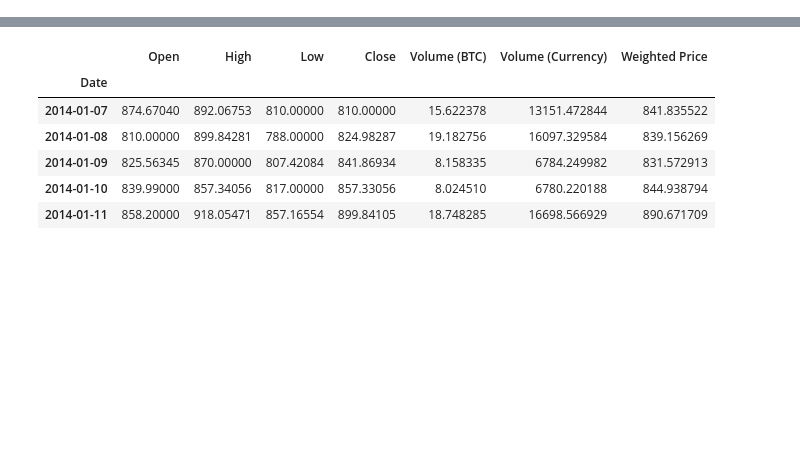
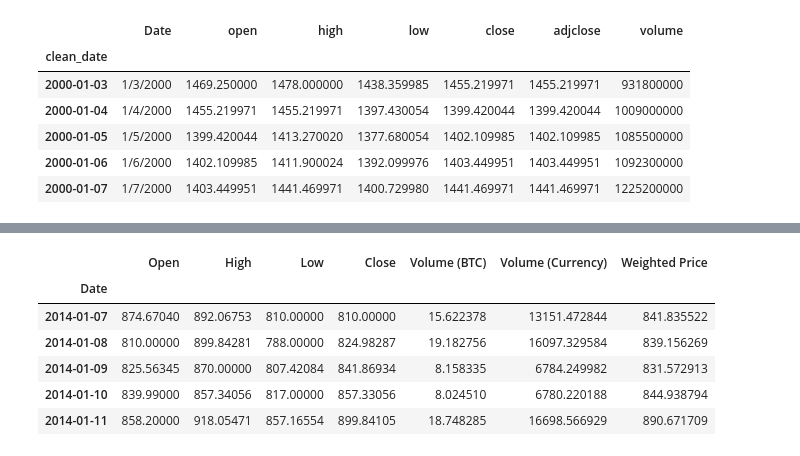
Before and after one commit to kundami/bitcoin_data_analaysis, a Jupyter notebook: Bitcoin-Analysis.ipynb, the cells around one changed output, grey strips where cells are left out. Drawn from its saved outputs; the diff is of its cells as text; code cells hidden in the pictures; blank space fills up the shorter version.

```diff
--- a/Bitcoin-Analysis.ipynb
+++ b/Bitcoin-Analysis.ipynb
@@ -13,3 +31,13 @@ py.init_notebook_mode(connected=True)
+# %%
+dfsnp500_clean.head()
+# %% [output]
+|  | Date | open | high | low | close | adjclose | volume |
+| clean_date |  |  |  |  |  |  |  |
+| 2000-01-03 | 1/3/2000 | 1469.250000 | 1478.000000 | 1438.359985 | 1455.219971 | 1455.219971 | 931800000 |
+| 2000-01-04 | 1/4/2000 | 1455.219971 | 1455.219971 | 1397.430054 | 1399.420044 | 1399.420044 | 1009000000 |
+| 2000-01-05 | 1/5/2000 | 1399.420044 | 1413.270020 | 1377.680054 | 1402.109985 | 1402.109985 | 1085500000 |
+| 2000-01-06 | 1/6/2000 | 1402.109985 | 1411.900024 | 1392.099976 | 1403.449951 | 1403.449951 | 1092300000 |
+| 2000-01-07 | 1/7/2000 | 1403.449951 | 1441.469971 | 1400.729980 | 1441.469971 | 1441.469971 | 1225200000 |
 # %%
 def get_quandl_data(quandl_id):
     '''Download and cache Quandl dataseries'''
```
Also changed, not shown: parts of 18 cells of this notebook.
